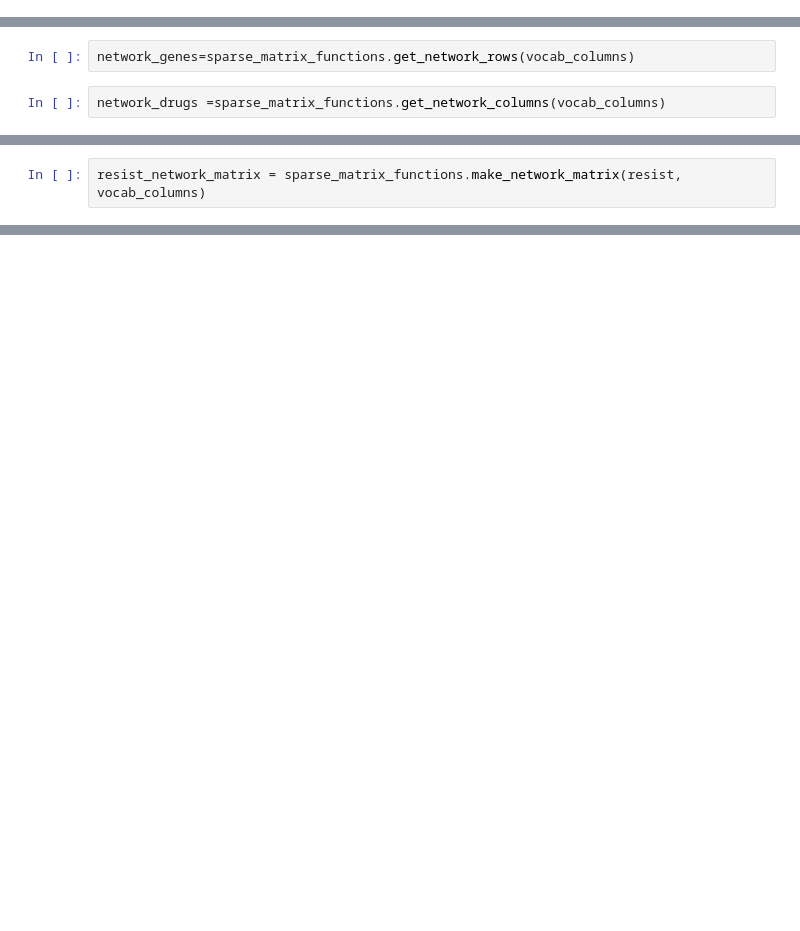
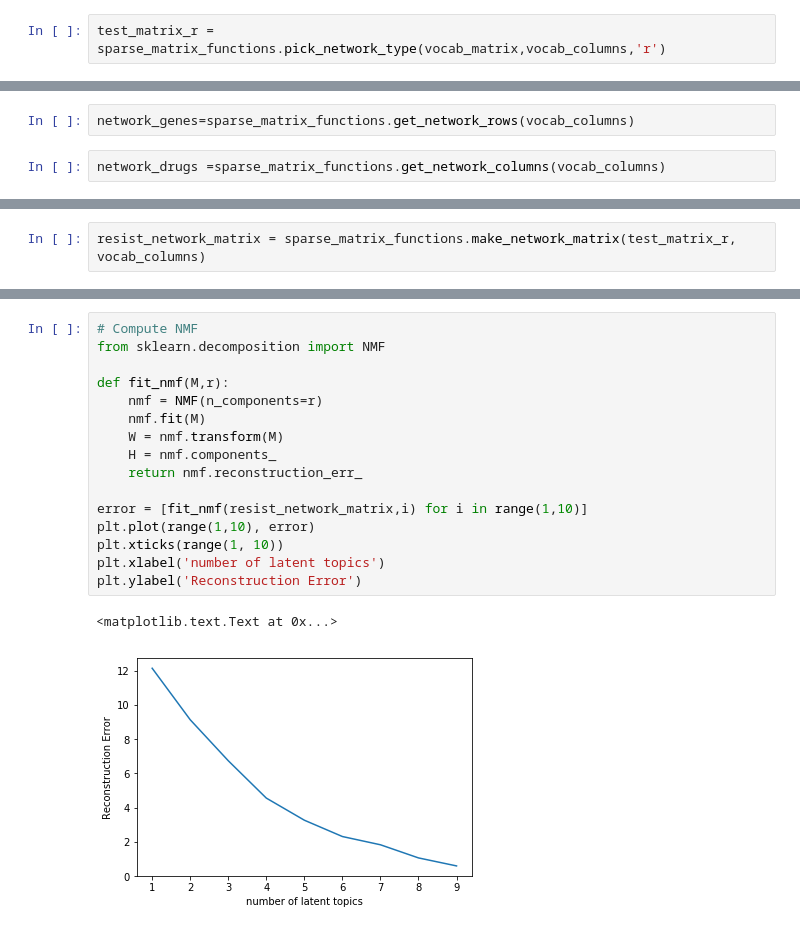
Before and after one commit to ayadlin/Capstone, a Jupyter notebook: Last_PrerRun.ipynb, the cells around one changed output, grey strips where cells are left out. Cells and saved outputs as stored; diff of their text form; blank space fills up the shorter version.

Commit message:
done with data analysis and network generation

```diff
--- a/Last_PrerRun.ipynb
+++ b/Last_PrerRun.ipynb
@@ -85,0 +63,2 @@ def pick_network_type(X,kind):
+# %%
+test_matrix_r = sparse_matrix_functions.pick_network_type(vocab_matrix,vocab_columns,'r')
@@ -142,0 +130,2 @@ sensit = sparse_matrix_functions.drop_columns(vocab_matrix, [vocab_columns.index
+# %%
+resist_network_matrix = sparse_matrix_functions.make_network_matrix(test_matrix_r, vocab_columns)
@@ -145,3 +146 @@ sensit_network_matrix = sparse_matrix_functions.make_network_matrix(sensit, voca
-# %%
-resist_network_matrix = sparse_matrix_functions.make_network_matrix(resist, vocab_columns)
 # %%
@@ -169,0 +177,19 @@ resist_evidence_akt_lapatinib
+# %%
+# Compute NMF
+from sklearn.decomposition import NMF
+
+def fit_nmf(M,r):
+    nmf = NMF(n_components=r)
+    nmf.fit(M)
+    W = nmf.transform(M)
+    H = nmf.components_
+    return nmf.reconstruction_err_
+
+error = [fit_nmf(resist_network_matrix,i) for i in range(1,10)]
+plt.plot(range(1,10), error)
+plt.xticks(range(1, 10))
+plt.xlabel('number of latent topics')
+plt.ylabel('Reconstruction Error')
+# %% [output]
+<matplotlib.text.Text at 0x...>
+[figure, added]
```
Also changed, not shown: parts of 41 cells of this notebook, 3 other files.
